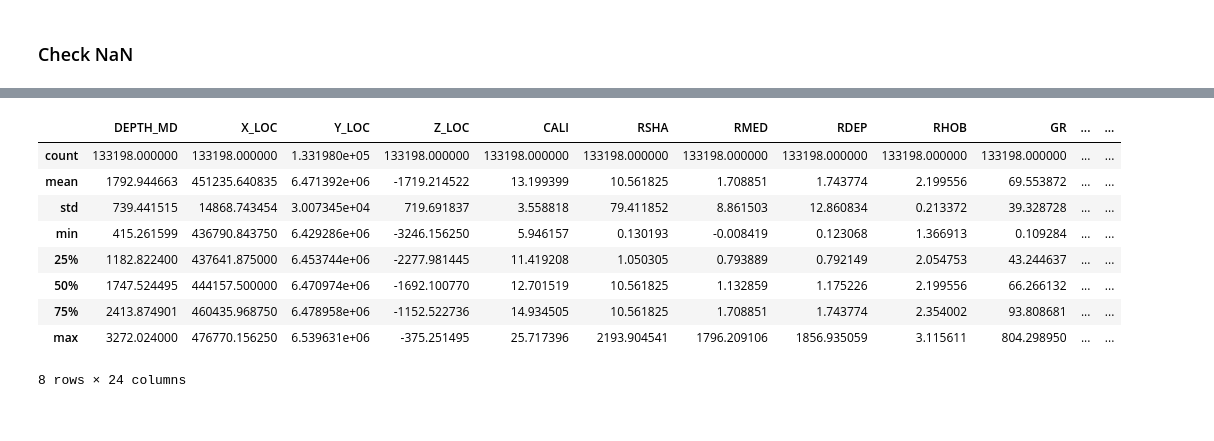
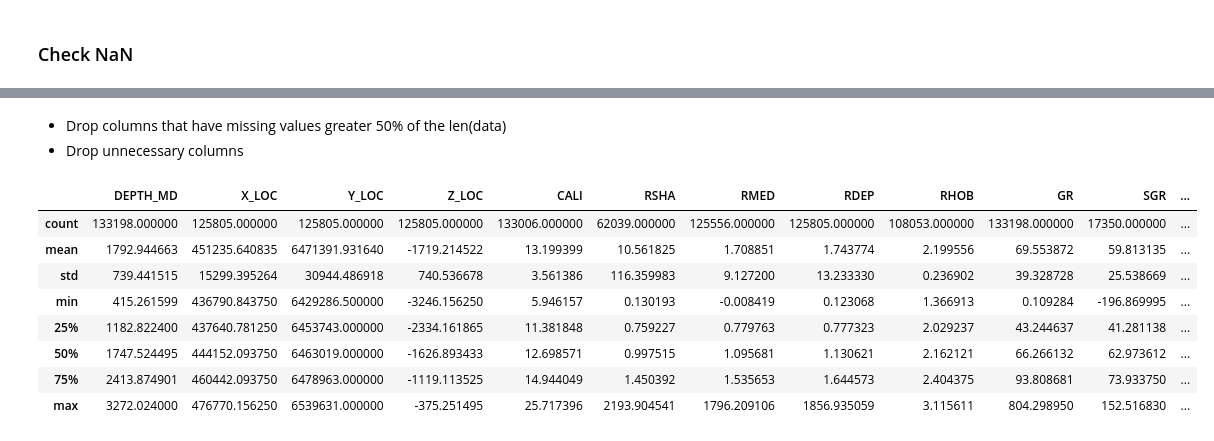
Before and after one commit to SethDwumah/Petroleum_DS-ML, a Jupyter notebook: Rock Type (Lithology) Classification Using ML.ipynb, the cells around one changed output, grey strips where cells are left out. Saved outputs shown, nothing was run; the diff lists cells and outputs as text; code cells hidden in the pictures.

```diff
--- a/Rock Type (Lithology) Classification Using ML.ipynb
+++ b/Rock Type (Lithology) Classification Using ML.ipynb
@@ -63,3 +79,6 @@ memory usage: 30.5+ MB
+# %%
+## add num form of the target column
+data['LITH_codes'] = data['LITH'].astype('category').cat.codes
 # %% [markdown]
 ### Check NaN
 # %%
@@ -99,2 +107,0 @@ def fill_missing_with_mean(df):
-# %%
-data = fill_missing_with_mean(data)
@@ -155,2 +107,0 @@ memory usage: 30.5+ MB
-# %%
-data.drop(['GROUP','FORMATION','FORCE_2020_LITHOFACIES_LITHOLOGY','FORCE_2020_LITHOFACIES_CONFIDENCE'],axis=1,inplace=True)
@@ -167,16 +129,18 @@ data.head()
+# %% [markdown]
+- Drop columns that have missing values greater 50% of the len(data)
+- Drop unnecessary columns
 # %%
-data.describe()
+data.describe().style.background_gradient(cmap='Blues')
 # %% [output]
-|  | DEPTH_MD | X_LOC | Y_LOC | Z_LOC | CALI | RSHA | RMED | RDEP | RHOB | GR | ... | ... |
-| count | 133198.000000 | 133198.000000 | 1.331980e+05 | 133198.000000 | 133198.000000 | 133198.000000 | 133198.000000 | 133198.000000 | 133198.000000 | 133198.000000 | ... | ... |
-| mean | 1792.944663 | 451235.640835 | 6.471392e+06 | -1719.214522 | 13.199399 | 10.561825 | 1.708851 | 1.743774 | 2.199556 | 69.553872 | ... | ... |
-| std | 739.441515 | 14868.743454 | 3.007345e+04 | 719.691837 | 3.558818 | 79.411852 | 8.861503 | 12.860834 | 0.213372 | 39.328728 | ... | ... |
-| min | 415.261599 | 436790.843750 | 6.429286e+06 | -3246.156250 | 5.946157 | 0.130193 | -0.008419 | 0.123068 | 1.366913 | 0.109284 | ... | ... |
-| 25% | 1182.822400 | 437641.875000 | 6.453744e+06 | -2277.981445 | 11.419208 | 1.050305 | 0.793889 | 0.792149 | 2.054753 | 43.244637 | ... | ... |
-| 50% | 1747.524495 | 444157.500000 | 6.470974e+06 | -1692.100770 | 12.701519 | 10.561825 | 1.132859 | 1.175226 | 2.199556 | 66.266132 | ... | ... |
-| 75% | 2413.874901 | 460435.968750 | 6.478958e+06 | -1152.522736 | 14.934505 | 10.561825 | 1.708851 | 1.743774 | 2.354002 | 93.808681 | ... | ... |
-| max | 3272.024000 | 476770.156250 | 6.539631e+06 | -375.251495 | 25.717396 | 2193.904541 | 1796.209106 | 1856.935059 | 3.115611 | 804.298950 | ... | ... |
+|  | DEPTH_MD | X_LOC | Y_LOC | Z_LOC | CALI | RSHA | RMED | RDEP | RHOB | GR | SGR | ... |
+| count | 133198.000000 | 125805.000000 | 125805.000000 | 125805.000000 | 133006.000000 | 62039.000000 | 125556.000000 | 125805.000000 | 108053.000000 | 133198.000000 | 17350.000000 | ... |
+| mean | 1792.944663 | 451235.640835 | 6471391.931640 | -1719.214522 | 13.199399 | 10.561825 | 1.708851 | 1.743774 | 2.199556 | 69.553872 | 59.813135 | ... |
+| std | 739.441515 | 15299.395264 | 30944.486918 | 740.536678 | 3.561386 | 116.359983 | 9.127200 | 13.233330 | 0.236902 | 39.328728 | 25.538669 | ... |
+| min | 415.261599 | 436790.843750 | 6429286.500000 | -3246.156250 | 5.946157 | 0.130193 | -0.008419 | 0.123068 | 1.366913 | 0.109284 | -196.869995 | ... |
+| 25% | 1182.822400 | 437640.781250 | 6453743.000000 | -2334.161865 | 11.381848 | 0.759227 | 0.779763 | 0.777323 | 2.029237 | 43.244637 | 41.281138 | ... |
+| 50% | 1747.524495 | 444152.093750 | 6463019.000000 | -1626.893433 | 12.698571 | 0.997515 | 1.095681 | 1.130621 | 2.162121 | 66.266132 | 62.973612 | ... |
+| 75% | 2413.874901 | 460442.093750 | 6478963.000000 | -1119.113525 | 14.944049 | 1.450392 | 1.535653 | 1.644573 | 2.404375 | 93.808681 | 73.933750 | ... |
+| max | 3272.024000 | 476770.156250 | 6539631.000000 | -375.251495 | 25.717396 | 2193.904541 | 1796.209106 | 1856.935059 | 3.115611 | 804.298950 | 152.516830 | ... |
-8 rows × 24 columns
 # %%
 # Lets visualize the whole data
 # %%
```
Also changed, not shown: parts of 68 cells of this notebook, 37 other files.
